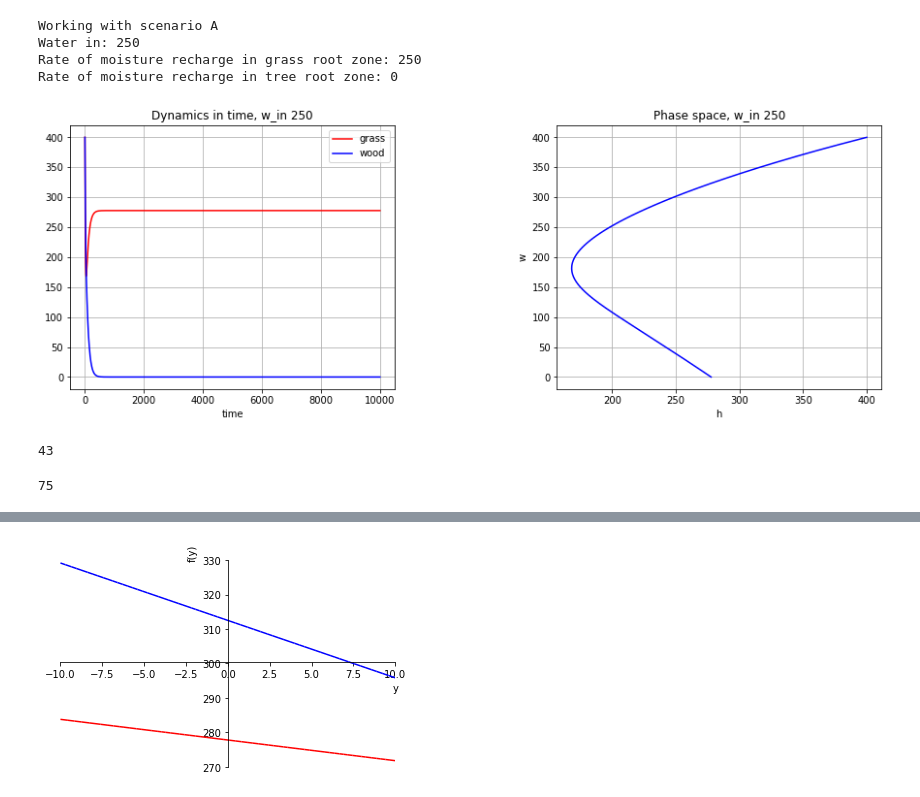
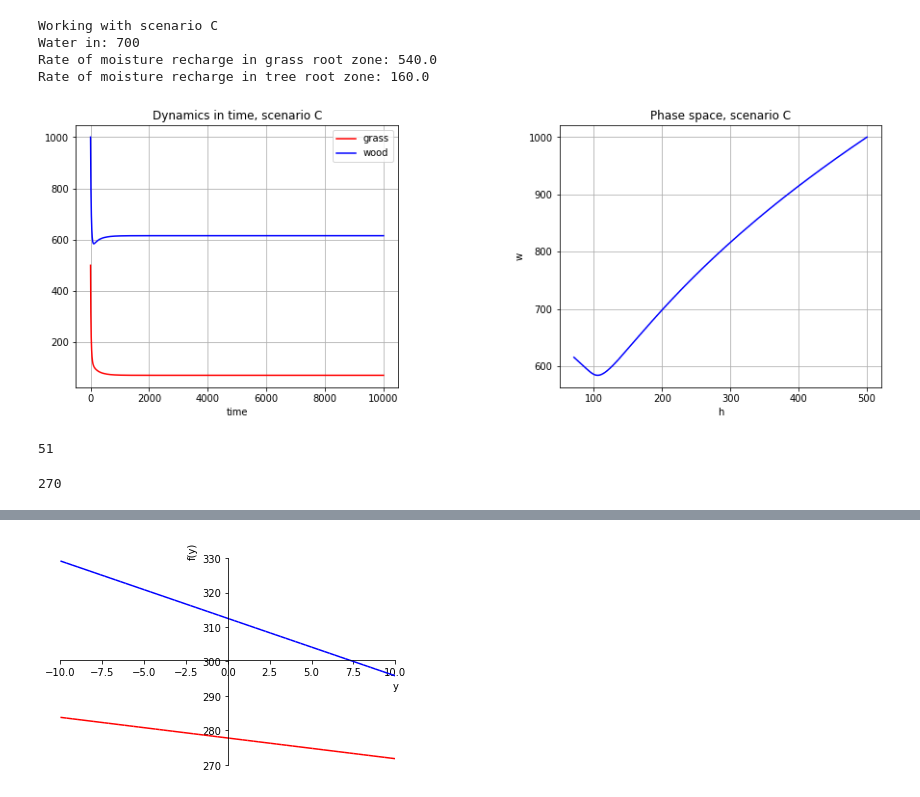
Before and after one commit to o-chandra/stable-states, a Jupyter notebook: Fire Vegetation Model All.ipynb, the cells around one changed output, grey strips where cells are left out. Saved outputs shown, nothing was run; the diff lists cells and outputs as text; code cells hidden in the pictures.

Commit message:
changes to fire veg model
Playing with nullcline plotting in scipy

```diff
--- a/Fire Vegetation Model All.ipynb
+++ b/Fire Vegetation Model All.ipynb
@@ -33,7 +33,7 @@ a=0.5;
 #Scenario B: w_in=500 > beta
 #Scenario C: w_in =750 >> beta
 
-scenario="A"
+scenario="C"
 # %%
 #Define scenario and resulting win (water in), ws, wt parameters (rate of water recharge)
 if (scenario=="A"):
@@ -57,10 +57,10 @@ print("Water in: "+str(win))
 print("Rate of moisture recharge in grass root zone: "+str(wt))
 print("Rate of moisture recharge in tree root zone: "+str(ws))
 # %% [output]
-Working with scenario A
-Water in: 250
-Rate of moisture recharge in grass root zone: 250
-Rate of moisture recharge in tree root zone: 0
+Working with scenario C
+Water in: 700
+Rate of moisture recharge in grass root zone: 540.0
+Rate of moisture recharge in tree root zone: 160.0
 # %%
 #Define simplified model
 def H_dot(H,W):
@@ -87,23 +87,23 @@ sys(400, 400, 0.1, 10000); #initializing with initial values for H,W, time step
 # %%
 fig = plt.figure(figsize=(15,5))
 fig.subplots_adjust(wspace = 0.5, hspace = 0.3)
 ax1 = fig.add_subplot(1,2,1)
 ax2 = fig.add_subplot(1,2,2)
 
 ax1.plot(h, 'r-', label='grass')
 ax1.plot(w, 'b-', label='wood')
-ax1.set_title("Dynamics in time, w_in 250")
+ax1.set_title("Dynamics in time, scenario "+str(scenario))
 ax1.set_xlabel("time")
 ax1.grid()
 ax1.legend(loc='best')
 
 ax2.plot(h, w, color="blue")
 ax2.set_xlabel("h")
 ax2.set_ylabel("w")
-ax2.set_title("Phase space, w_in 250")
+ax2.set_title("Phase space, scenario "+str(scenario))
 ax2.grid()
 # %% [output]
-[figure, old version]
+[figure, new version]
 # %%
 #brute force method--find w nullclines
 null_w=[]
@@ -117,7 +117,7 @@ def find_w_nullclines(h_init,w_init):
 
 find_w_nullclines(500,500)
 # %% [output]
-43
+51
 # %%
 #checking brute force method--find h nullclines
 null_h=[]
@@ -125,14 +125,14 @@ null_h=[]
 def find_h_nullclines(h_init,w_init):
     for h in range(h_init,0,-1):
         for w in range(w_init,0,-1):
-            if (abs(H_dot(h,w)) < 10**(-2)):
+            if (abs(H_dot(h,w)) < 10**(-1)):
                 #print((h,w))
                 null_h.append(h)
     return len(null_h)
 
 find_h_nullclines(500,500)
 # %% [output]
-75
+270
 # %%
 #plot nullclines
 
```
Also changed, not shown: parts of 3 cells of this notebook.
